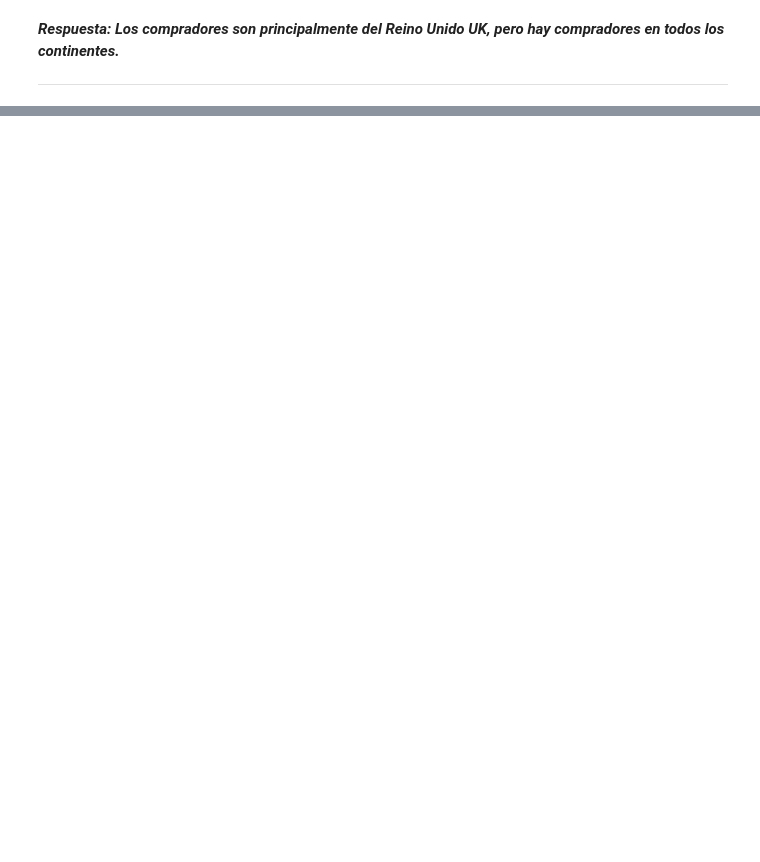
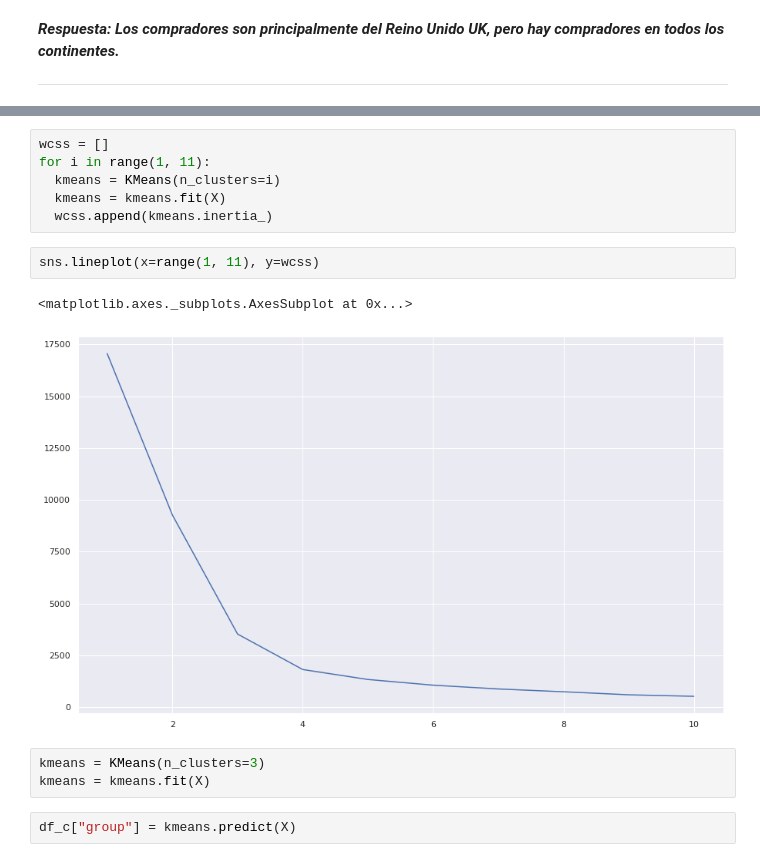
Before and after one commit to zedeme/E-Commerce, a Jupyter notebook: g-E_Commerce.ipynb, the cells around one changed output, grey strips where cells are left out. Saved outputs shown, nothing was run; the diff lists cells and outputs as text; blank space fills up the shorter version.

```diff
--- a/g-E_Commerce.ipynb
+++ b/g-E_Commerce.ipynb
@@ -437,0 +512,16 @@ fig.show()
+# %%
+wcss = []
+for i in range(1, 11):
+  kmeans = KMeans(n_clusters=i)
+  kmeans = kmeans.fit(X)
+  wcss.append(kmeans.inertia_)
+# %%
+sns.lineplot(x=range(1, 11), y=wcss)
+# %% [output]
+<matplotlib.axes._subplots.AxesSubplot at 0x...>
+[figure, added]
+# %%
+kmeans = KMeans(n_clusters=3)
+kmeans = kmeans.fit(X)
+# %%
+df_c["group"] = kmeans.predict(X)
```
Also changed, not shown: parts of 23 cells of this notebook.
